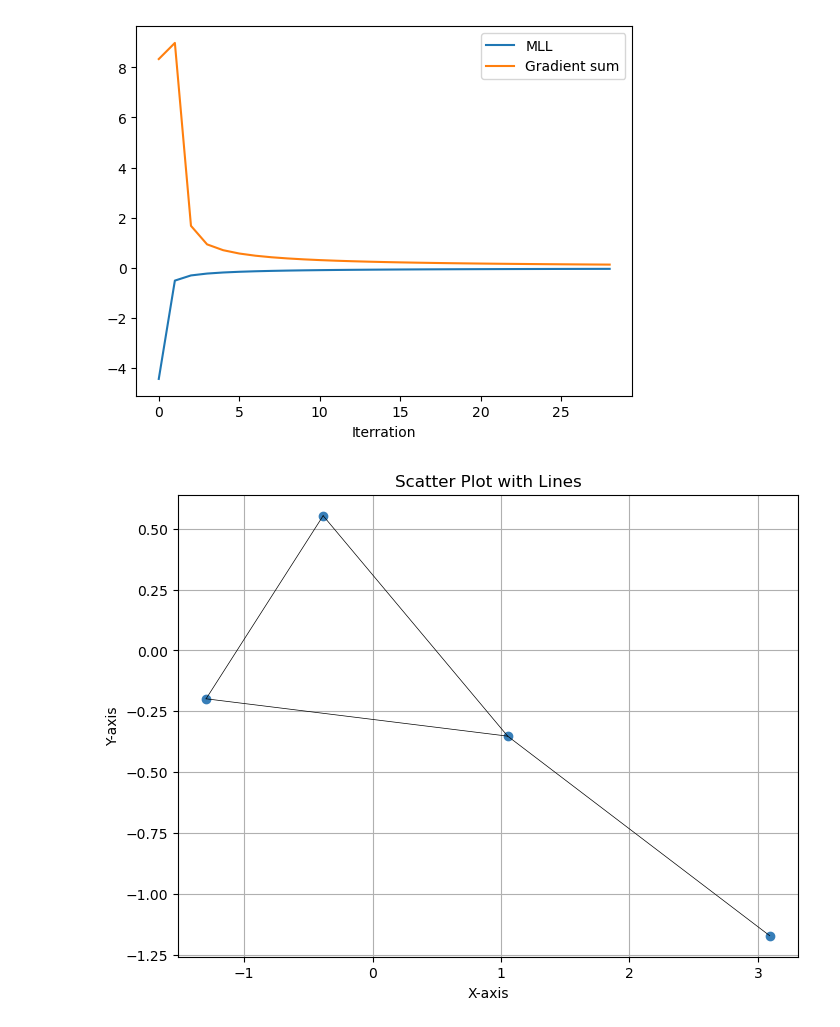
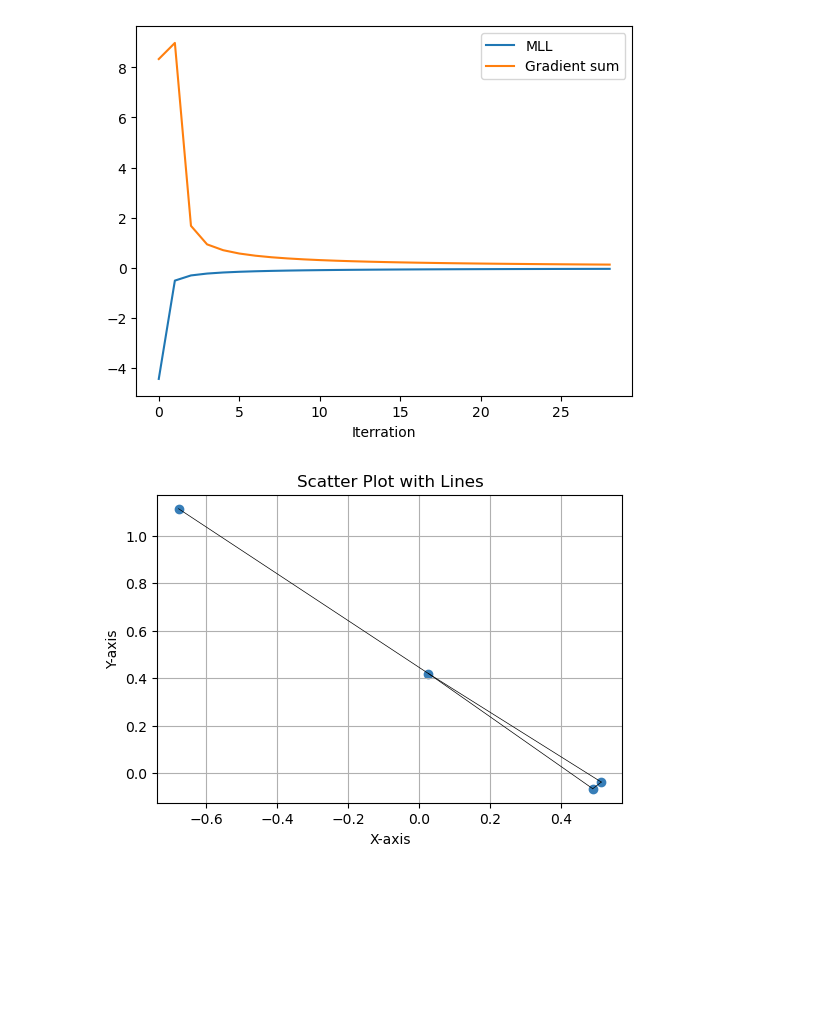
Before and after one commit to SigneDjernis/Latent_Distance_Models, a Jupyter notebook: Synthetic dataset/Gradient Method.ipynb, the cells around one changed output. Drawn from its saved outputs; the diff is of its cells as text; code cells hidden in the pictures; blank space fills up the shorter version.

Commit message:
Add same starting points to synthetic test

```diff
--- a/Synthetic dataset/Gradient Method.ipynb
+++ b/Synthetic dataset/Gradient Method.ipynb
@@ -17,3 +18,6 @@ cov_matrix = np.array([[1.0, 0], [0, 1.0]])
 num_samples = 4
 
 points = {l+1: np.random.multivariate_normal(mu, cov_matrix) for l in range(num_samples)}
+# %%
+%store points
+points_copy = copy.deepcopy(points)
@@ -25,15 +31,15 @@ k = 0
 n = 100000
 MLL = np.zeros(n) # Define the MLL
 grad_sum = np.zeros(n) # Define the gradient sum
-alpha = 10
+alpha = 1
 
 while abs(prev_grad - grad) > 0.001: # stopping criteria
     prev_grad = grad
     for i in range(1,num_samples+1): # Run over number of num_samples
-        grad_sum[k] += np.sum(Gradient_function_fast(i,2,Y,points,alpha)**2)
-        points[i] += LR(k)*Gradient_function_fast(i,2,Y,points,alpha) # Use Gradient_function and take step=0.1*grad
+        grad_sum[k] += np.sum(Gradient_function_fast(i,2,Y,points_copy,alpha)**2)
+        points_copy[i] += LR(k)*Gradient_function_fast(i,2,Y,points_copy,alpha) # Use Gradient_function and take step=0.1*grad
     grad = grad_sum[k]
-    MLL[k] = Loss_function(points,Y,"norm",alpha) # Calcualte the probability using Loss_function
+    MLL[k] = Loss_function(points_copy,Y,"norm",alpha) # Calcualte the probability using Loss_function
     k += 1
 # %%
 plt.plot(MLL[0:k],label='MLL')
@@ -45,23 +51,23 @@ plt.show()
 # %% [output]
 [figure]
 # %%
-plt.figure(figsize=(8, 6))
+plt.figure(figsize=(6, 4))
 
 for m in range(len(Y)):
     if Y[m][0] == 1: # Check if there is a connection between Y[m][1] and Y[m][2]
-        point1 = points[Y[m][1]]
-        point2 = points[Y[m][2]]
+        point1 = points_copy[Y[m][1]]
+        point2 = points_copy[Y[m][2]]
         plt.plot([point1[0], point2[0]], [point1[1], point2[1]], color='black', linewidth=0.5) # Ad a line between Y[m][1] and Y[m][2]
 
 # extract the points and plot them
-x = [point[0] for point in points.values()]
-y = [point[1] for point in points.values()]
+x = [point[0] for point in points_copy.values()]
+y = [point[1] for point in points_copy.values()]
 plt.scatter(x, y, color='#377eb8')
 
 plt.xlabel('X-axis')
 plt.ylabel('Y-axis')
 plt.title('Scatter Plot with Lines')
 plt.grid(True)
 plt.show()
 # %% [output]
-[figure, old version]
+[figure, new version]
```
Also changed, not shown: parts of 3 cells of this notebook, 1 other file.
